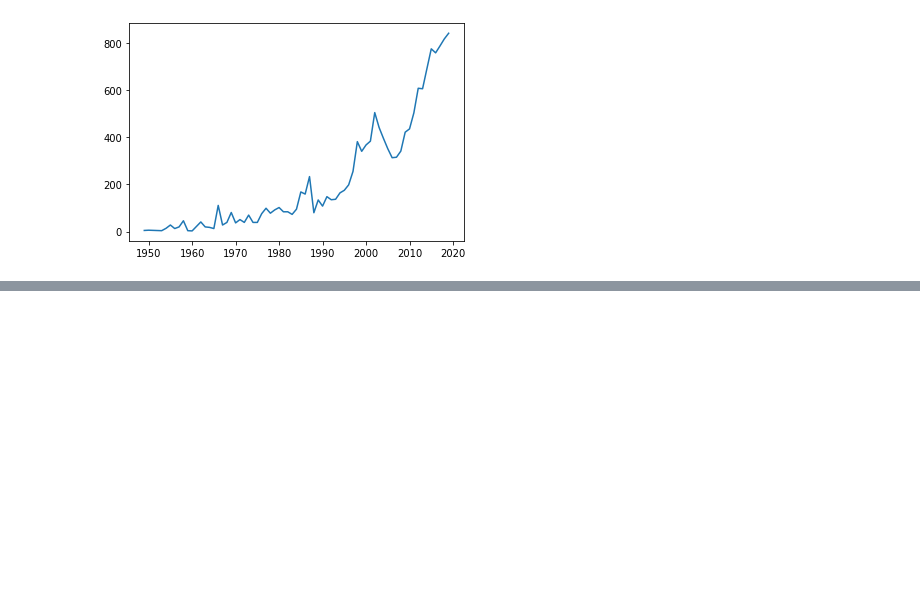
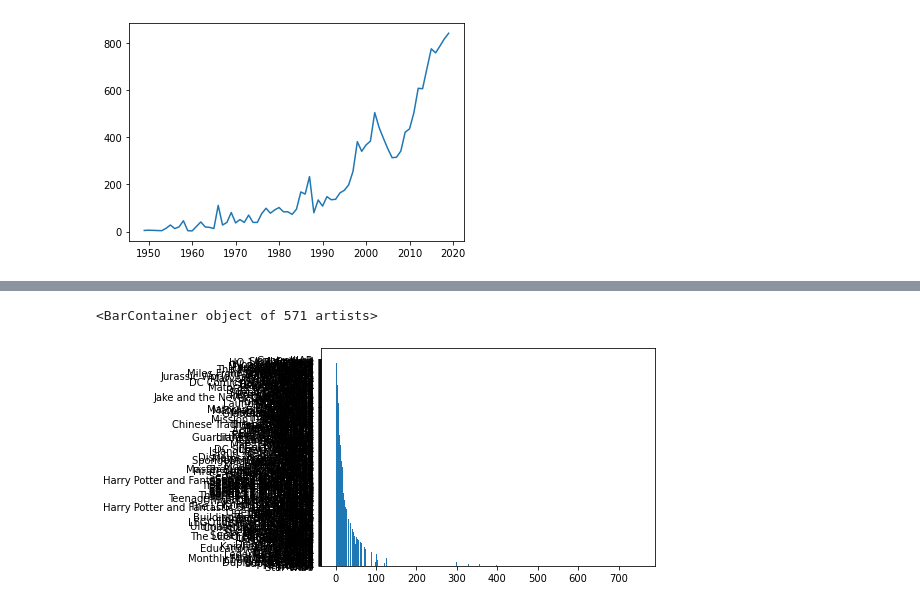
Before and after one commit to Umang32/Lego, a Jupyter notebook: Lego.ipynb, the cells around one changed output, grey strips where cells are left out. Saved outputs shown, nothing was run; the diff lists cells and outputs as text; code cells hidden in the pictures; blank space fills up the shorter version.

```diff
--- a/Lego.ipynb
+++ b/Lego.ipynb
@@ -197,0 +316,2 @@ plt.plot(sets_by_year)
+# %%
+set_theme_count = pd.DataFrame({"id": set_theme_count.index, "theme_count": set_theme_count.values})
@@ -197,0 +320,2 @@ plt.plot(sets_by_year)
+# %%
+df_themes = pd.read_csv("Data/themes.csv")
@@ -197,0 +358,4 @@ plt.plot(sets_by_year)
+# %%
+theme_sets = pd.merge(set_theme_count, df_themes, on = "id")
+# %%
+theme_sets
@@ -197,0 +376,5 @@ plt.plot(sets_by_year)
+# %%
+plt.bar(theme_sets.theme_count,theme_sets.name)
+# %% [output]
+<BarContainer object of 571 artists>
+[figure, added]
```
Also changed, not shown: parts of 22 cells of this notebook.
